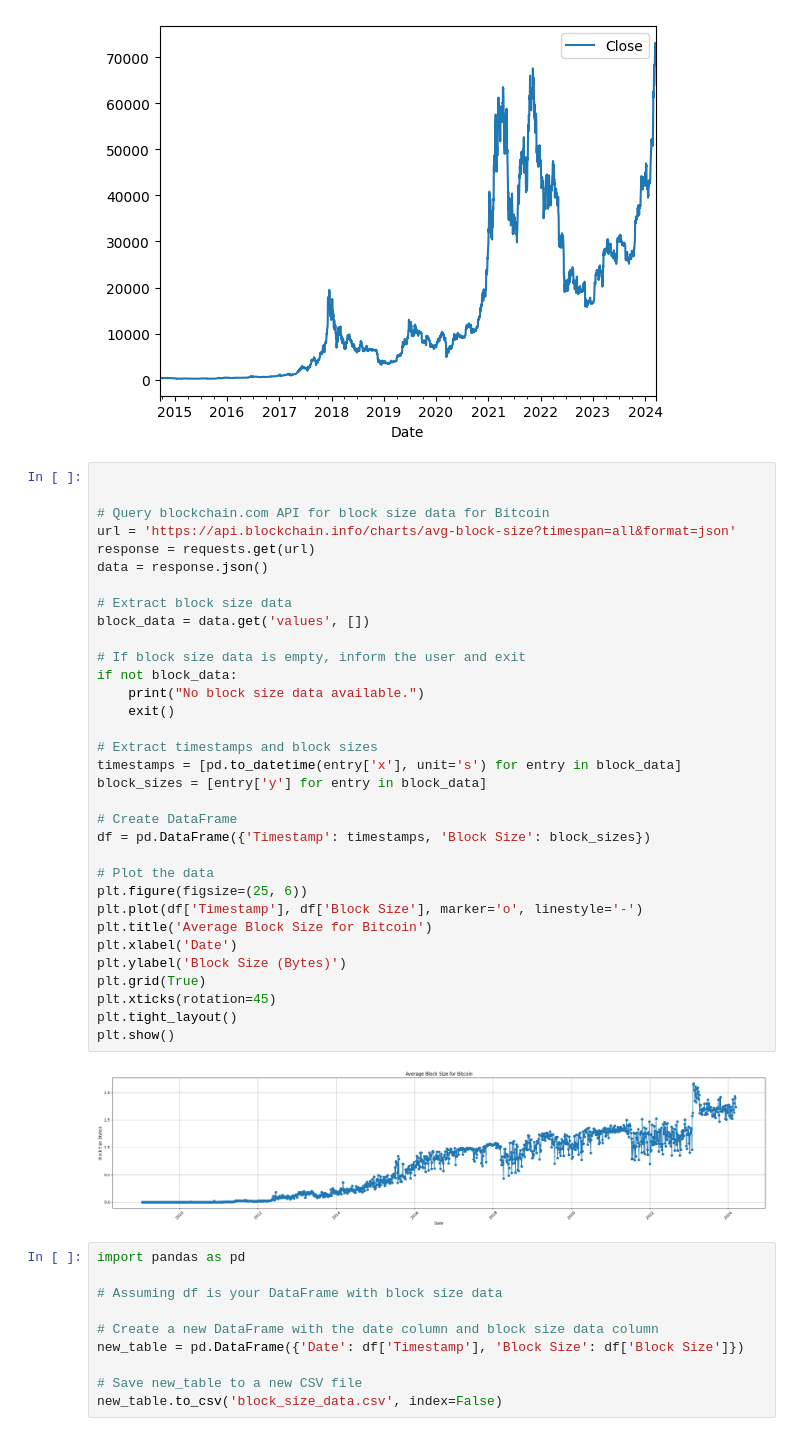
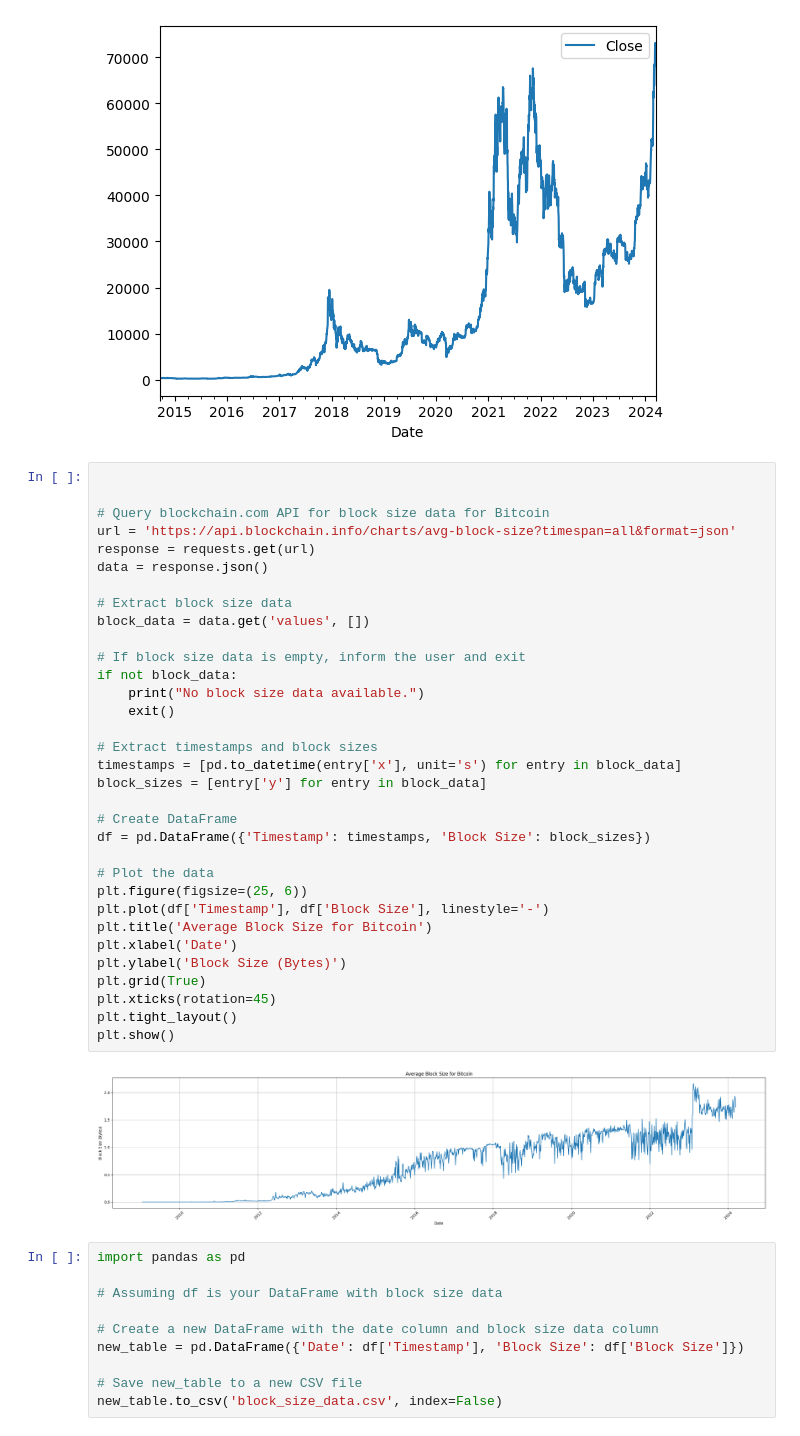
Before and after one commit to Mahfuz12309/bitcoinPricePrediction, a Jupyter notebook: bitcoin_price_prediction.ipynb, the cells around one changed output. Cells and saved outputs as stored; diff of their text form.

```diff
--- a/bitcoin_price_prediction.ipynb
+++ b/bitcoin_price_prediction.ipynb
@@ -61,35 +61,35 @@ btc.plot.line(y="Close",use_index=True)
 # Query blockchain.com API for block size data for Bitcoin
 url = 'https://api.blockchain.info/charts/avg-block-size?timespan=all&format=json'
 response = requests.get(url)
 data = response.json()
 
 # Extract block size data
 block_data = data.get('values', [])
 
 # If block size data is empty, inform the user and exit
 if not block_data:
     print("No block size data available.")
     exit()
 
 # Extract timestamps and block sizes
 timestamps = [pd.to_datetime(entry['x'], unit='s') for entry in block_data]
 block_sizes = [entry['y'] for entry in block_data]
 
 # Create DataFrame
 df = pd.DataFrame({'Timestamp': timestamps, 'Block Size': block_sizes})
 
 # Plot the data
 plt.figure(figsize=(25, 6))
-plt.plot(df['Timestamp'], df['Block Size'], marker='o', linestyle='-')
+plt.plot(df['Timestamp'], df['Block Size'], linestyle='-')
 plt.title('Average Block Size for Bitcoin')
 plt.xlabel('Date')
 plt.ylabel('Block Size (Bytes)')
 plt.grid(True)
 plt.xticks(rotation=45)
 plt.tight_layout()
 plt.show()
 # %% [output]
-[figure, old version]
+[figure, new version]
 # %%
 import pandas as pd
 
```
Also changed, not shown: parts of 5 cells of this notebook.
